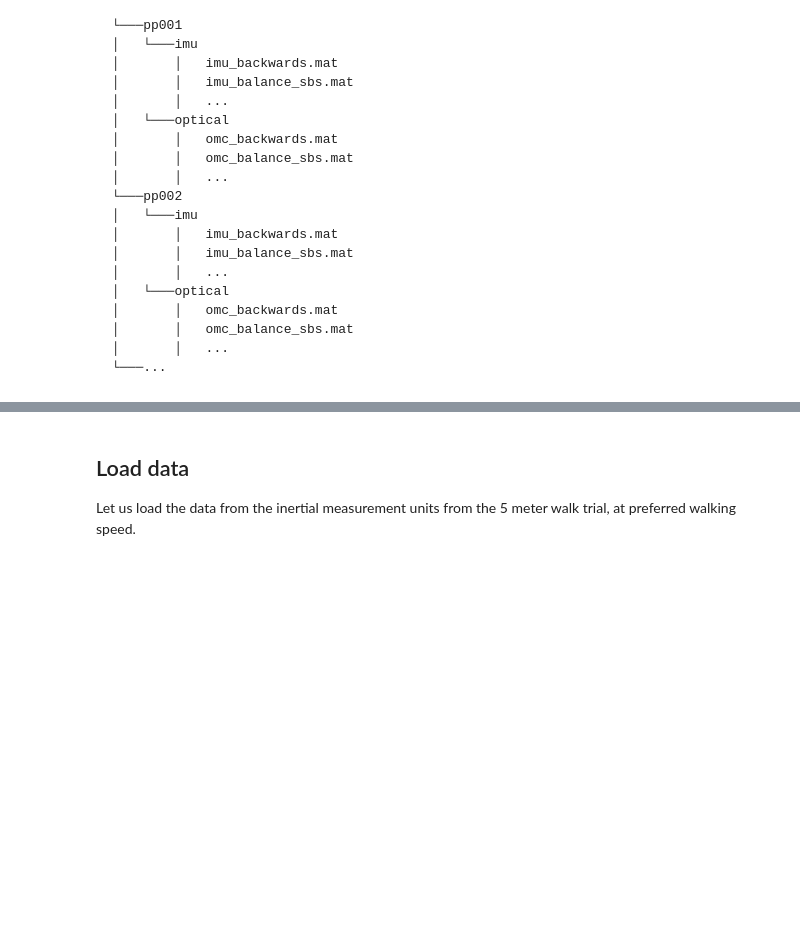
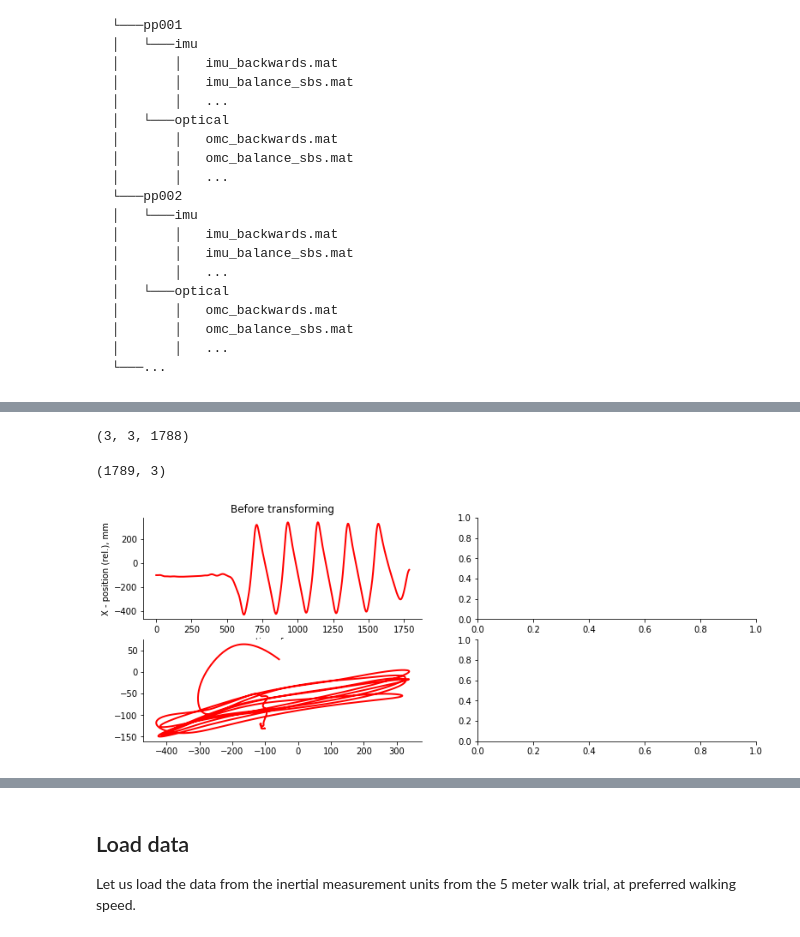
Before and after one commit to neurogeriatricskiel/pymocap, a Jupyter notebook: test_dataset.ipynb, the cells around one changed output, grey strips where cells are left out. Cells and saved outputs as stored; diff of their text form; code cells hidden in the pictures; blank space fills up the shorter version.

Commit message:
Test marker data processing

```diff
--- a/test_dataset.ipynb
+++ b/test_dataset.ipynb
@@ -56,0 +80,4 @@ print(imu_files)
+# %%
+M = np.reshape(marker_data["pos"][:,:3,:], (marker_data["pos"].shape[0], 3*marker_data["pos"].shape[-1]), order="F")
+M = _predict_missing_markers(M)
+pos = np.reshape(M, (M.shape[0], 3, marker_data["pos"].shape[-1]), order="F")
@@ -56,0 +138,22 @@ print(imu_files)
+# %%
+# Calculate virtual pelvis trajectory
+pelvis = ( mid_psis_filt + mid_asis_filt ) / 2
+
+# Calculate moving antero-posterior axis as tangent to pelvis trajectory
+x_ap = pelvis[1:,:] - pelvis[:-1,:]
+
+# Normalize to unit length
+x_ap = np.divide(x_ap, np.linalg.norm(x_ap, axis=-1).reshape(-1,1))
+
+# Define vertical axis upwards
+z_vt = np.ones_like(x_ap)
+z_vt[:,:2] = 0
+
+# Calculate the corresponding medio-lateral axis
+y_ml = np.cross(z_vt, x_ap)
+
+# Normalize to unit length
+y_ml = np.divide(y_ml, np.linalg.norm(y_ml, axis=-1).reshape(-1,1))
+
+# Update antero-posterior axis -- gets rid of any global Z-component
+x_ap = np.cross(y_ml, z_vt)
@@ -56,0 +167,6 @@ print(imu_files)
+# %%
+# Construct the rotation matrix, for each time step
+R = np.reshape(np.vstack((x_ap.T, y_ml.T, z_vt.T)), (3, 3, len(x_ap)), order="F")
+print(R.shape)
+# %% [output]
+(3, 3, 1788)
@@ -56,0 +181,7 @@ print(imu_files)
+# %%
+# Get relative position of right heel marker to virtual pelvis marker
+# as expressed in the global frame
+d = r_heel_filt - pelvis
+print(d.shape)
+# %% [output]
+(1789, 3)
@@ -56,0 +193,10 @@ print(imu_files)
+# %%
+fig, ax = plt.subplots(2, 2, figsize=(12.8, 4.8))
+ax[0][0].plot(np.arange(d.shape[0]), d[:,0], '-', c='r', lw=2)
+ax[0][0].set_xlabel("time, frames")
+ax[0][0].set_ylabel("X - position (rel.), mm")
+ax[0][0].set_title("Before transforming")
+ax[1][0].plot(d[:,0], d[:,1], '-', c='r', lw=2)
+plt.show()
+# %% [output]
+[figure, added]
```
Also changed, not shown: parts of 17 cells of this notebook, 3 other files.
